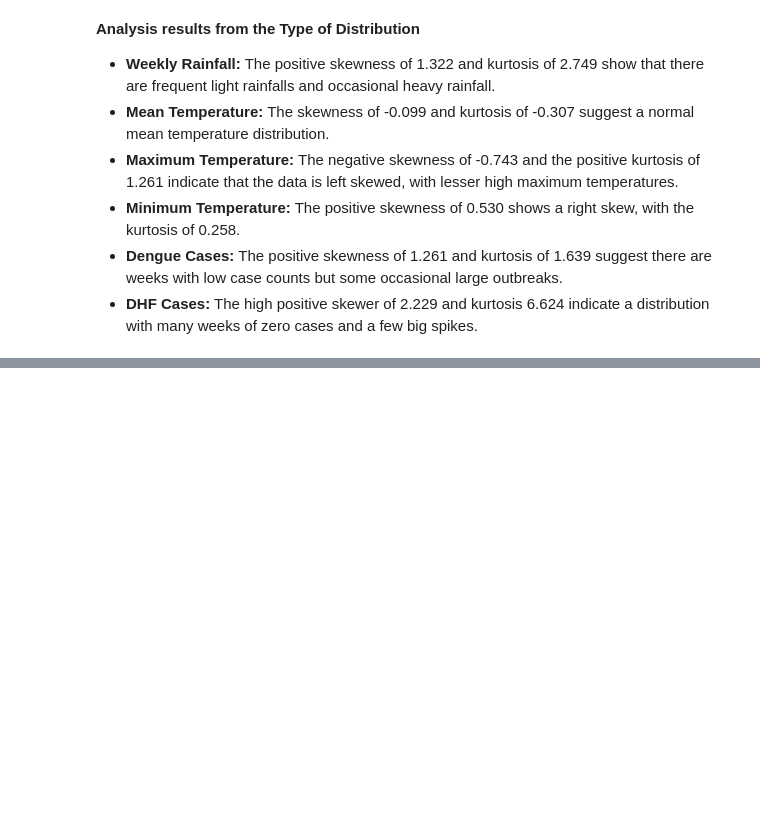
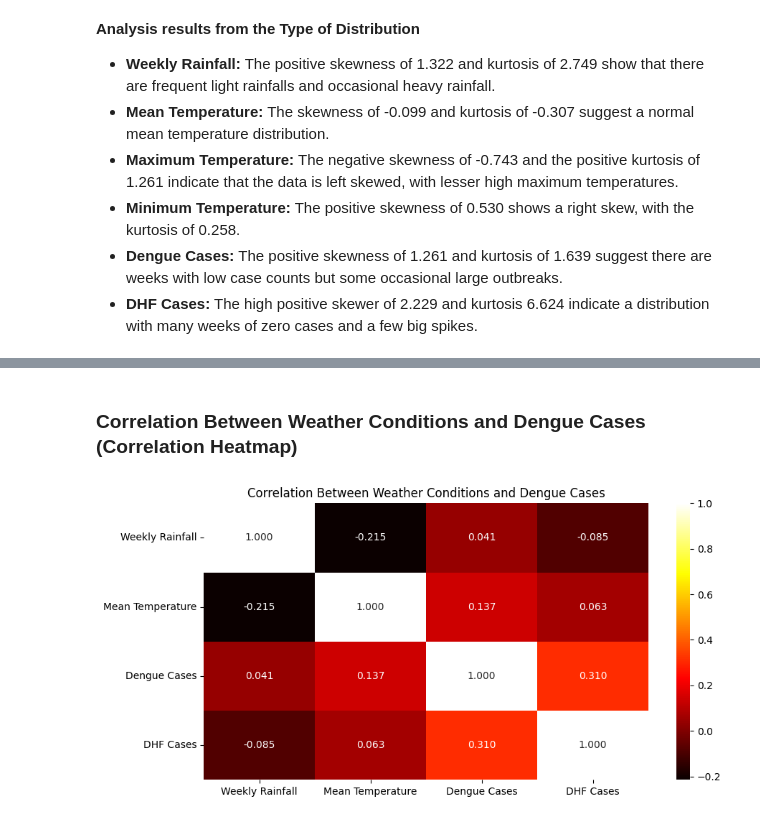
Before and after one commit to Jx1126/ds-midterm, a Jupyter notebook: midterm.ipynb, the cells around one changed output, grey strips where cells are left out. Saved outputs shown, nothing was run; the diff lists cells and outputs as text; code cells hidden in the pictures; blank space fills up the shorter version.

```diff
--- a/midterm.ipynb
+++ b/midterm.ipynb
@@ -371,0 +440,13 @@ for key in key_metrics:
+# %% [markdown]
+### Correlation Between Weather Conditions and Dengue Cases (Correlation Heatmap)
+# %%
+# Use information from the merged dataset
+correlation_matrix = merged_data[['Weekly Rainfall', 'Mean Temperature', 'Dengue Cases', 'DHF Cases']].corr()
+plt.figure(figsize=(10, 5))
+
+# Plot the heatmap
+sns.heatmap(correlation_matrix, annot=True, cmap='hot', fmt='.3f')
+plt.title("Correlation Between Weather Conditions and Dengue Cases")
+plt.show()
+# %% [output]
+[figure, added]
```
Also changed, not shown: parts of 13 cells of this notebook.
